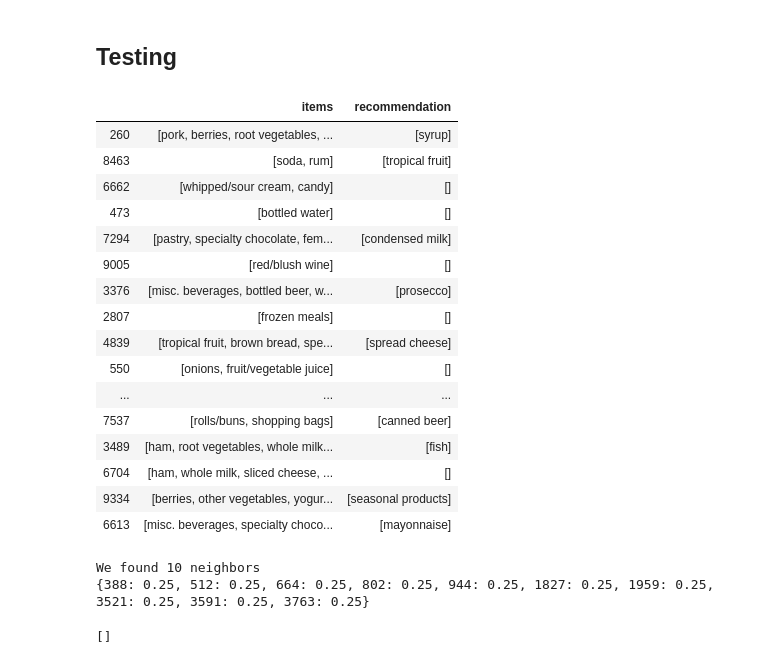
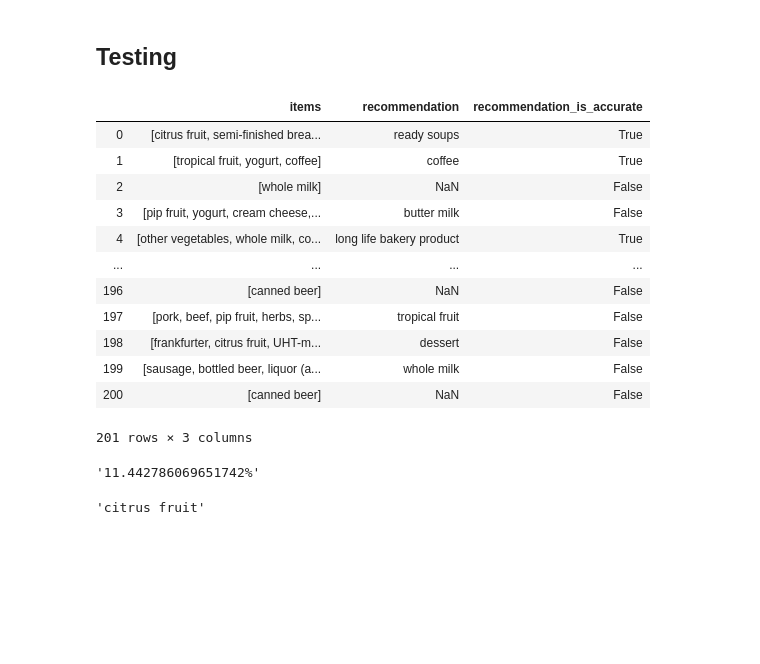
Before and after one commit to MaximeBastion/Recommendation_System, a Jupyter notebook: Product_Recommendation_System.ipynb, the cells around one changed output. Saved outputs shown, nothing was run; the diff lists cells and outputs as text; code cells hidden in the pictures; blank space fills up the shorter version.

```diff
--- a/Product_Recommendation_System.ipynb
+++ b/Product_Recommendation_System.ipynb
@@ -200,5 +207,8 @@ print(current_transaction)
 current_transaction = current_transaction[:-1]
 k_nearest_neighbors_dict = select_k_nearest_transactions(df, 10, current_transaction, .3)
 k_nearest_neighbors_dict
+
+neighbor_transactions = [row_number_to_transaction(row_number, df) for row_number in k_nearest_neighbors_dict.keys()]
+neighbor_transactions
 # %% [output]
 ['tropical fruit', 'other vegetables', 'white bread', 'bottled water', 'chocolate']
@@ -246,5 +264,13 @@ recommend_from_neighbors(current_transaction, k_nearest_neighbors_dict, df)
 # %%
-def recommend(current_transaction, df, k, transaction_size_factor_threshold):
+def recommend(current_transaction, df, k, transaction_size_factor_threshold, debug=False):
+    if len(current_transaction) == 0:
+        return np.nan
     k_nearest_neighbors_dict = select_k_nearest_transactions(df, k, current_transaction, transaction_size_factor_threshold)
-    return recommend_from_neighbors(current_transaction, k_nearest_neighbors_dict, df)
+    if debug:
+        print("Current transaction: " + str(current_transaction))
+        print(k_nearest_neighbors_dict)
+
+    if len(k_nearest_neighbors_dict) == 0:
+        return np.nan
+    return recommend_from_neighbors(current_transaction, k_nearest_neighbors_dict, df, debug=debug)
 # %%
@@ -275,35 +287,32 @@ recommend(current_transaction, df, k, transaction_size_factor_threshold)
 ## Testing
 # %%
 def recommend_row(row, df, k, transaction_size_factor_threshold):
-    items = [item for item in row["items"] if item not in [row["items"]]]
+#     items = [item for item in row["items"] if item not in [random.choice(row["items"])]]
+    items = row["items"][:-1]
     return recommend(items, df, k, transaction_size_factor_threshold)
 
-test_sample = df.sample(n=30, random_state=1)
-test_sample["recommendation"] = test_sample.apply(lambda row: recommend_row(row, df, k, transaction_size_factor_threshold), axis=1)
+# test_sample = df.sample(n=30, random_state=1)
+test_sample = df.loc[:200, :].copy()
+test_sample["recommendation"] = test_sample.apply(lambda row: recommend_row(row, test_sample, k, transaction_size_factor_threshold), axis=1)
 # %%
-test_sample[["items", "recommendation"]]
-# test_sample["recommendation_is_accurate"] = test_sample.apply(lambda row: row["recommendation"] in row["items"], axis=1)
+test_sample["recommendation_is_accurate"] = test_sample.apply(lambda row: row["recommendation"] in row["items"], axis=1)
+test_sample[["items", "recommendation", "recommendation_is_accurate"]]
 # %% [output]
-|  | items | recommendation |
-| 260 | [pork, berries, root vegetables, ... | [syrup] |
-| 8463 | [soda, rum] | [tropical fruit] |
-| 6662 | [whipped/sour cream, candy] | [] |
-| 473 | [bottled water] | [] |
-| 7294 | [pastry, specialty chocolate, fem... | [condensed milk] |
-| 9005 | [red/blush wine] | [] |
-| 3376 | [misc. beverages, bottled beer, w... | [prosecco] |
-| 2807 | [frozen meals] | [] |
-| 4839 | [tropical fruit, brown bread, spe... | [spread cheese] |
-| 550 | [onions, fruit/vegetable juice] | [] |
-| ... | ... | ... |
-| 7537 | [rolls/buns, shopping bags] | [canned beer] |
-| 3489 | [ham, root vegetables, whole milk... | [fish] |
-| 6704 | [ham, whole milk, sliced cheese, ... | [] |
-| 9334 | [berries, other vegetables, yogur... | [seasonal products] |
-| 6613 | [misc. beverages, specialty choco... | [mayonnaise] |
+|  | items | recommendation | recommendation_is_accurate |
+| 0 | [citrus fruit, semi-finished brea... | ready soups | True |
+| 1 | [tropical fruit, yogurt, coffee] | coffee | True |
+| 2 | [whole milk] | NaN | False |
+| 3 | [pip fruit, yogurt, cream cheese,... | butter milk | False |
+| 4 | [other vegetables, whole milk, co... | long life bakery product | True |
+| ... | ... | ... | ... |
+| 196 | [canned beer] | NaN | False |
+| 197 | [pork, beef, pip fruit, herbs, sp... | tropical fruit | False |
+| 198 | [frankfurter, citrus fruit, UHT-m... | dessert | False |
+| 199 | [sausage, bottled beer, liquor (a... | whole milk | False |
+| 200 | [canned beer] | NaN | False |
+201 rows × 3 columns
-# %%
-recommend(["hamburger meat", "domestic eggs", "mayonnaise", "chocolate"], df, k, .5)
-# %% [output]
-We found 10 neighbors
-{388: 0.25, 512: 0.25, 664: 0.25, 802: 0.25, 944: 0.25, 1827: 0.25, 1959: 0.25, 3521: 0.25, 3591: 0.25, 3763: 0.25}
-[]
+# %%
+accuracy = test_sample["recommendation_is_accurate"].sum() / len(test_sample)
+str(accuracy * 100) + "%"
+# %% [output]
+'11.442786069651742%'
@@ -309,0 +330,4 @@ We found 10 neighbors
+# %%
+recommend(["pip fruit", "yogurt", "cream cheese", "meat spreads"], df, k, transaction_size_factor_threshold)
+# %% [output]
+'citrus fruit'
```
Also changed, not shown: parts of 13 cells of this notebook.
